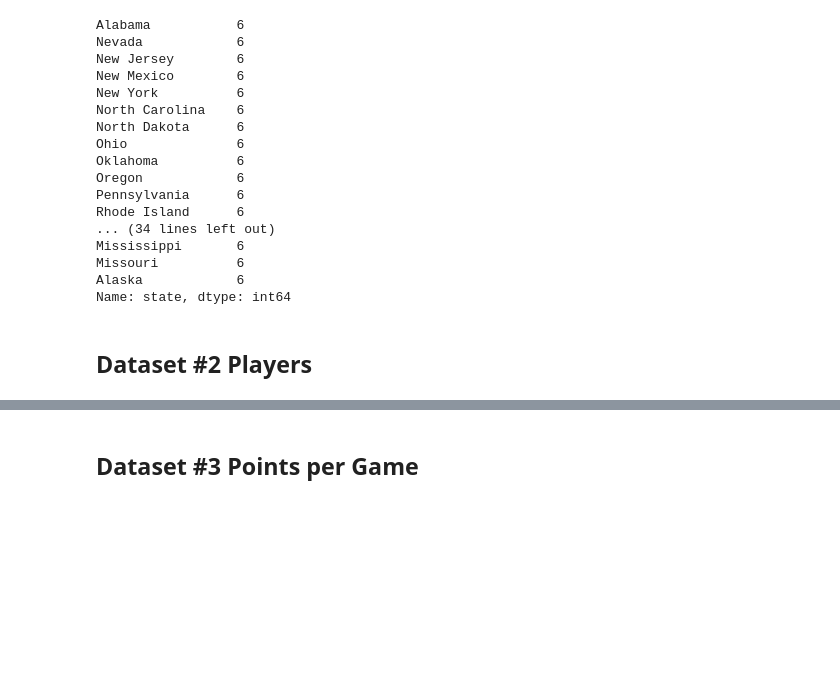
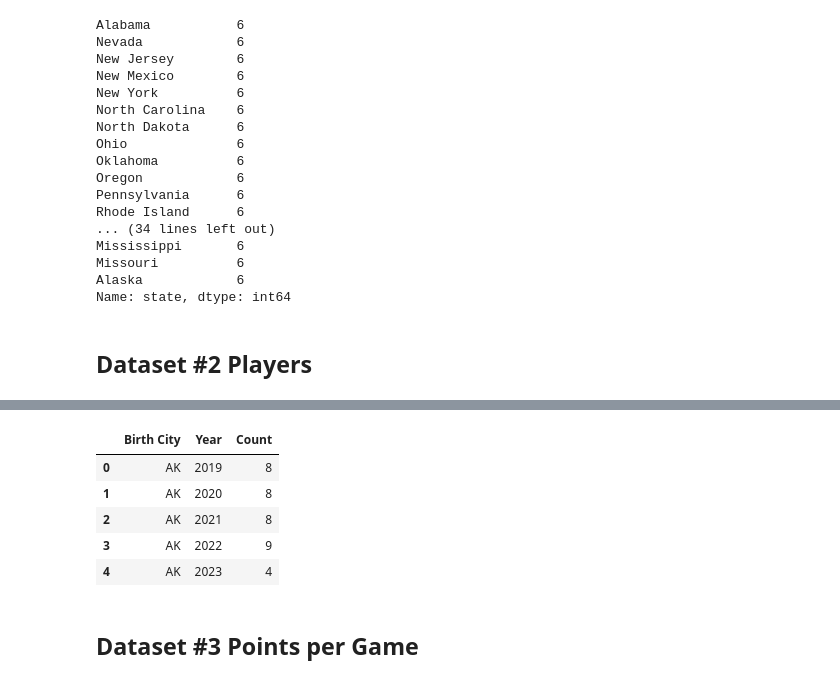
Before and after one commit to jayden789/State-weather-player-performance, a Jupyter notebook: DataCheckpoint_group69.ipynb, the cells around one changed output, grey strips where cells are left out. Drawn from its saved outputs; the diff is of its cells as text; code cells hidden in the pictures; blank space fills up the shorter version.

```diff
--- a/DataCheckpoint_group69.ipynb
+++ b/DataCheckpoint_group69.ipynb
@@ -295,11 +293,4 @@ player_df.dropna(subset=['Birth City'], inplace=True)
-# %%
-## We only need players' birth city's state
-
-# Drop players born outside the US
-player_df = player_df[player_df["Birth City"].apply(lambda city: '(' in city and ')' in city)]
-
-# Drop players with NaN for Birth City
-player_df["Birth City"] = player_df["Birth City"].apply(lambda state: state[-3:-1])
-
-# Rename the "Birth City" to "Birth State"
-player_df.rename(columns={"Birth City": "Birth State"}, inplace=True)
+# %%
+# We only need players' birth city's state
+player_df = player_df[["Birth City", "Year"]]
+player_df.head()
@@ -323,3 +307,20 @@ player_df.head(10)
+# %%
+# Keep only state
+player_df["Birth City"] = player_df["Birth City"].apply(lambda s: str(s)[len(str(s)) - 3 : len(str(s)) - 1])
+player_df = player_df.reset_index().drop(columns = "index")
+# %%
+# Reorganize into sum by state per year
+player_df = player_df.groupby(["Birth City", "Year"]).size().reset_index(name="Count")
+# %%
+# Rename column to state
+player_df.head()
+# %% [output]
+|  | Birth City | Year | Count |
+| 0 | AK | 2019 | 8 |
+| 1 | AK | 2020 | 8 |
+| 2 | AK | 2021 | 8 |
+| 3 | AK | 2022 | 9 |
+| 4 | AK | 2023 | 4 |
 # %% [markdown]
 ## Dataset #3 Points per Game
 # %%
```
Also changed, not shown: parts of 17 cells of this notebook.
